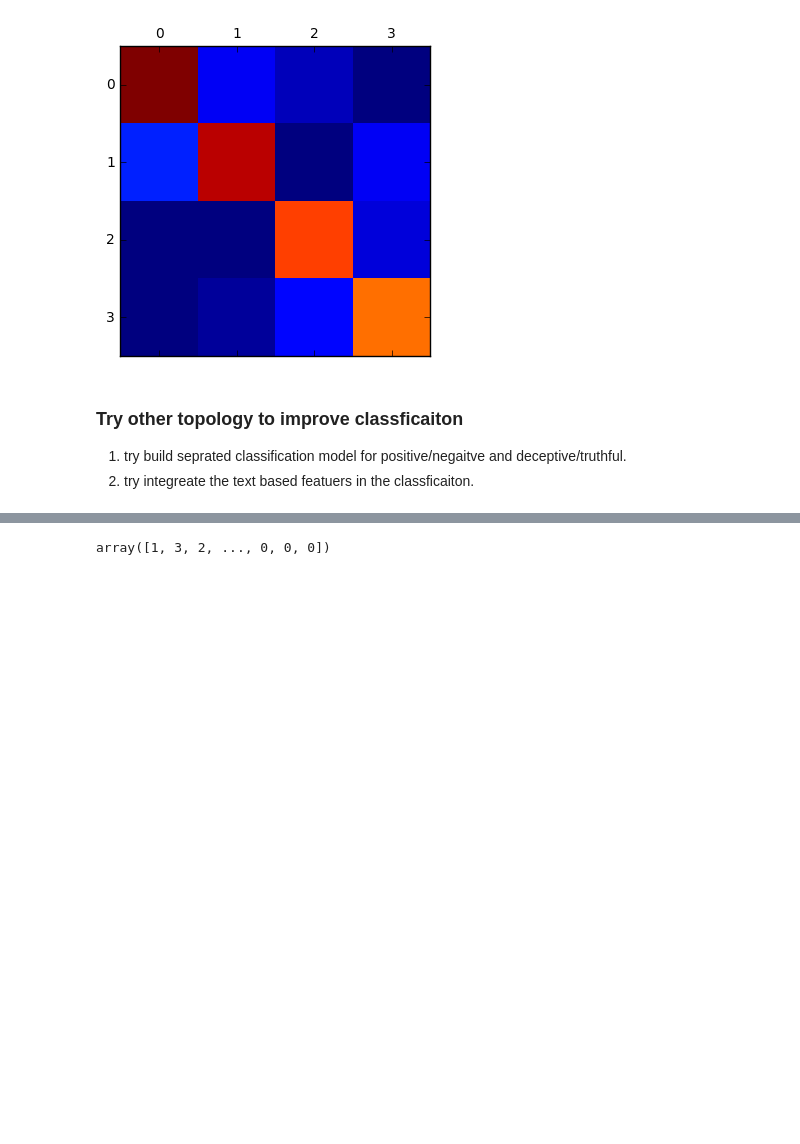
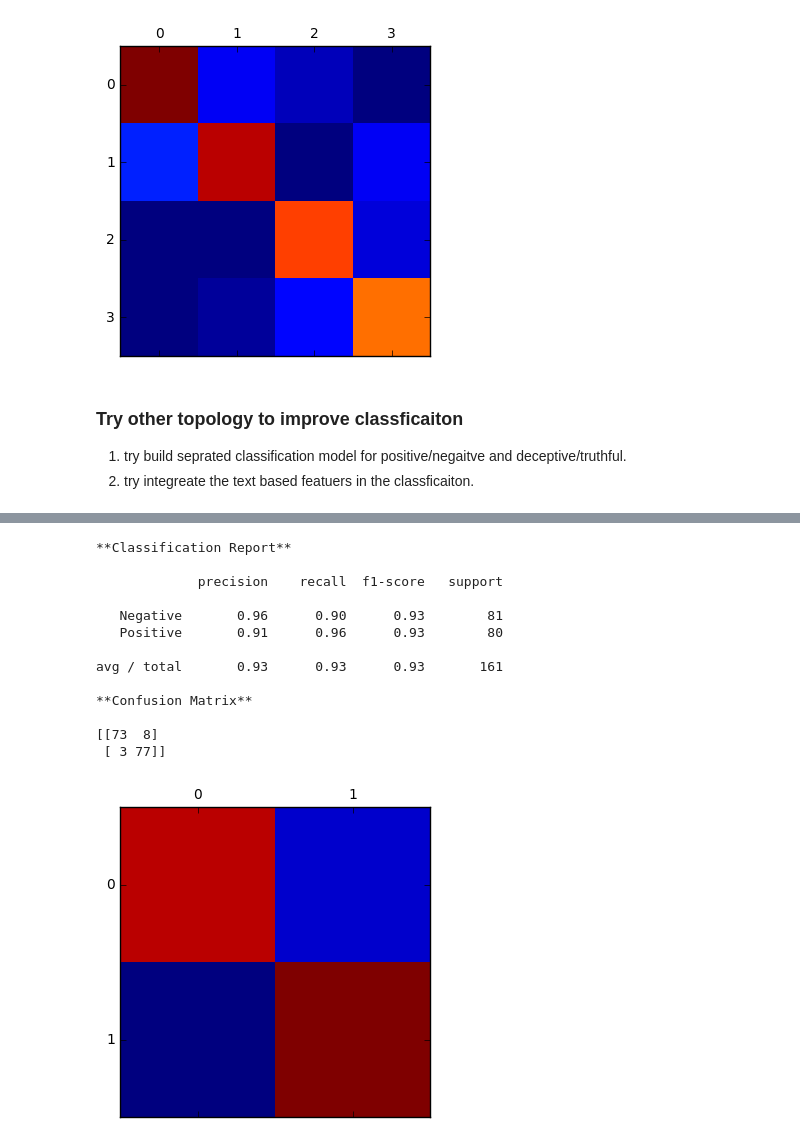
Before and after one commit to yousef-fadila/cs548-project-5, a Jupyter notebook: notebook.ipynb, the cells around one changed output, grey strips where cells are left out. Cells and saved outputs as stored; diff of their text form; code cells hidden in the pictures; blank space fills up the shorter version.

Commit message:
implement separated models for deceptive/positive

```diff
--- a/notebook.ipynb
+++ b/notebook.ipynb
@@ -621,36 +621,55 @@ positive_deceptive       0.76      0.84      0.79        37
-# %%
-# build 2 classfication models. one for positive/negative
-# and another for deceptive/truthful
-gq4_y_train
-gq4_docs_train, gq4_docs_test, gq4_y_train, gq4_y_test
-# %% [output]
-array([1, 3, 2, ..., 0, 0, 0])
-# %%
-negative_deceptive_i = 0
-negative_truthful_i = 1
-positive_deceptive_i = 2
-positive_truthful_i= 3
-
-negative_i = 0
-positive_i = 1
-
-deceptive_i=0
-truthful_i=1
-
-#note that after prediction we can merge result by sum! negative_i + truthful_i = negative_truthful_i
+# %%
+negative_i = 0
+positive_i = 2
+
+deceptive_i=0
+truthful_i=1
 # %%
 pos_neg_y_train = np.copy(gq4_y_train)
 pos_neg_y_test=np.copy(gq4_y_test)
 
 pos_neg_y_train[pos_neg_y_train==negative_truthful_i]=negative_i
 pos_neg_y_train[pos_neg_y_train==negative_deceptive_i]=negative_i
 pos_neg_y_train[pos_neg_y_train==positive_deceptive_i]=positive_i
 pos_neg_y_train[pos_neg_y_train==positive_truthful_i]=positive_i
 
 pos_neg_y_test[pos_neg_y_test==negative_truthful_i]=negative_i
 pos_neg_y_test[pos_neg_y_test==negative_deceptive_i]=negative_i
 pos_neg_y_test[pos_neg_y_test==positive_deceptive_i]=positive_i
 pos_neg_y_test[pos_neg_y_test==positive_truthful_i]=positive_i
+
+pos_neg_Xtrain=gq4_TfidfVect.transform(gq4_docs_train).toarray()
+pos_neg_Xtest=gq4_TfidfVect.transform(gq4_docs_test).toarray()
+
+pos_neg_clf  = LinearSVC(C=100)
+
+pos_neg_clf.fit(pos_neg_Xtrain, pos_neg_y_train)
+
+pos_neg_y_predicted = pos_neg_clf.predict(pos_neg_Xtest)
+
+print("**Classification Report**\n")
+print(metrics.classification_report(pos_neg_y_test,pos_neg_y_predicted,target_names=['Negative','Positive']))
+print("**Confusion Matrix**\n")
+cm = metrics.confusion_matrix(pos_neg_y_test, pos_neg_y_predicted)
+print(cm)
+
+plt.matshow(cm)
+plt.show()
+# %% [output]
+**Classification Report**
+
+             precision    recall  f1-score   support
+
+   Negative       0.96      0.90      0.93        81
+   Positive       0.91      0.96      0.93        80
+
+avg / total       0.93      0.93      0.93       161
+
+**Confusion Matrix**
+
+[[73  8]
+ [ 3 77]]
+[figure, added]
 # %%
 des_truthful_y_train = np.copy(gq4_y_train)
 des_truthful_y_test=np.copy(gq4_y_test)
```
Also changed, not shown: parts of 5 cells of this notebook.
